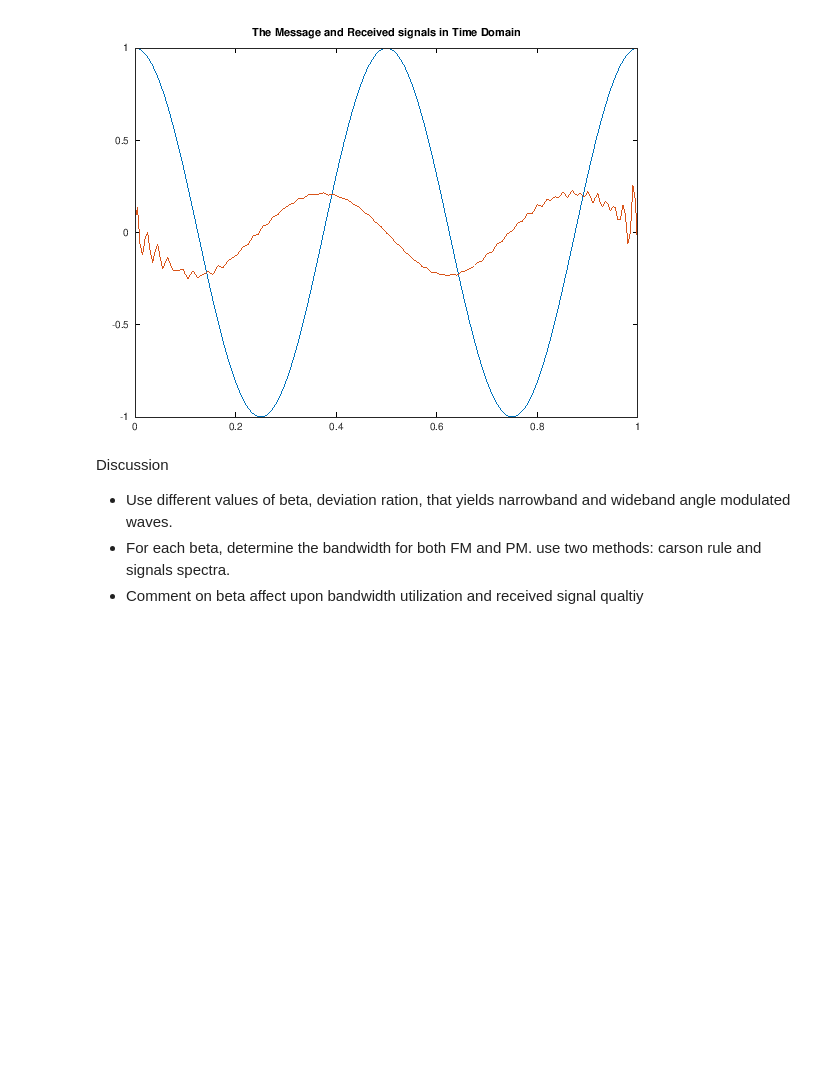
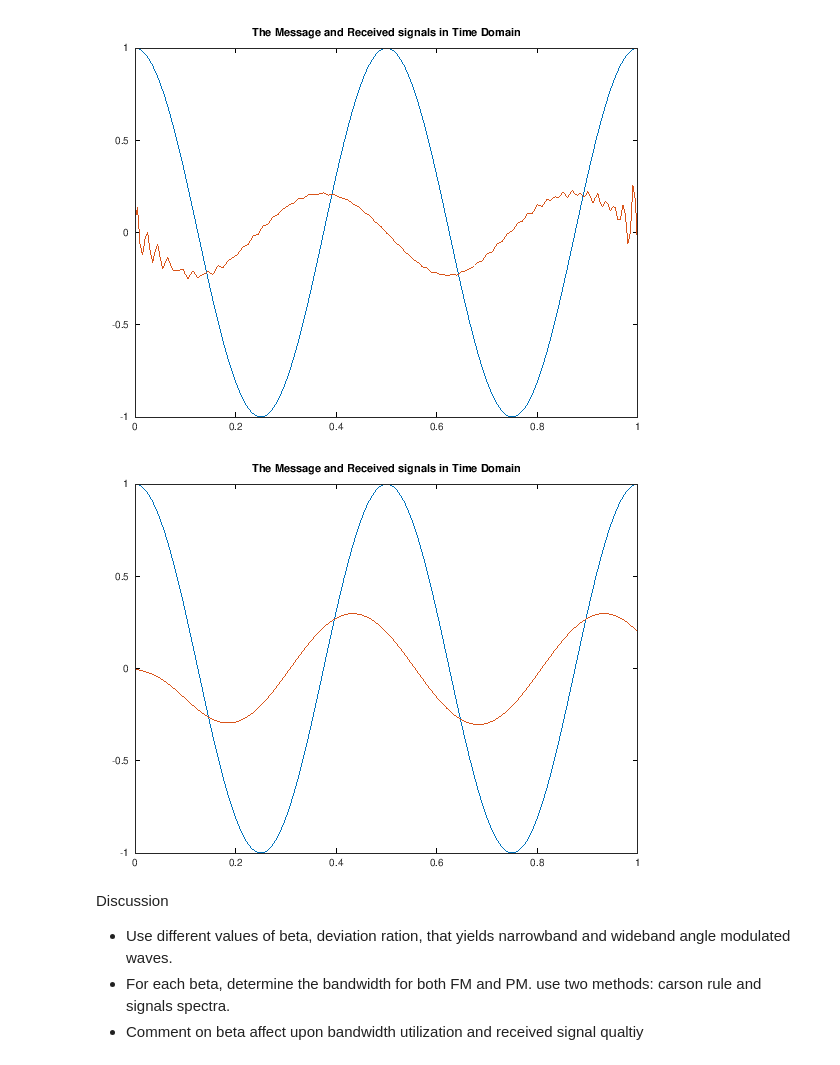
Before and after one commit to abdislam/ee472TeleLab, a Jupyter notebook: Exp5_FM_PM.ipynb, the cells around one changed output. Cells and saved outputs as stored; diff of their text form; code cells hidden in the pictures; blank space fills up the shorter version.

```diff
--- a/Exp5_FM_PM.ipynb
+++ b/Exp5_FM_PM.ipynb
@@ -127,6 +145,14 @@ hold on;
 plot(t,rpm); title('The Message and Received signals in Time Domain')
 # %% [output]
 [figure]
+# %%
+rpm = pm_demod2(ypm,fm,fs);
+figure();
+plot(t,m);
+hold on;
+plot(t,rpm); title('The Message and Received signals in Time Domain')
+# %% [output]
+[figure, added]
 # %% [markdown]
 Discussion
 
```
Also changed, not shown: parts of 1 cell of this notebook, 1 other file.
